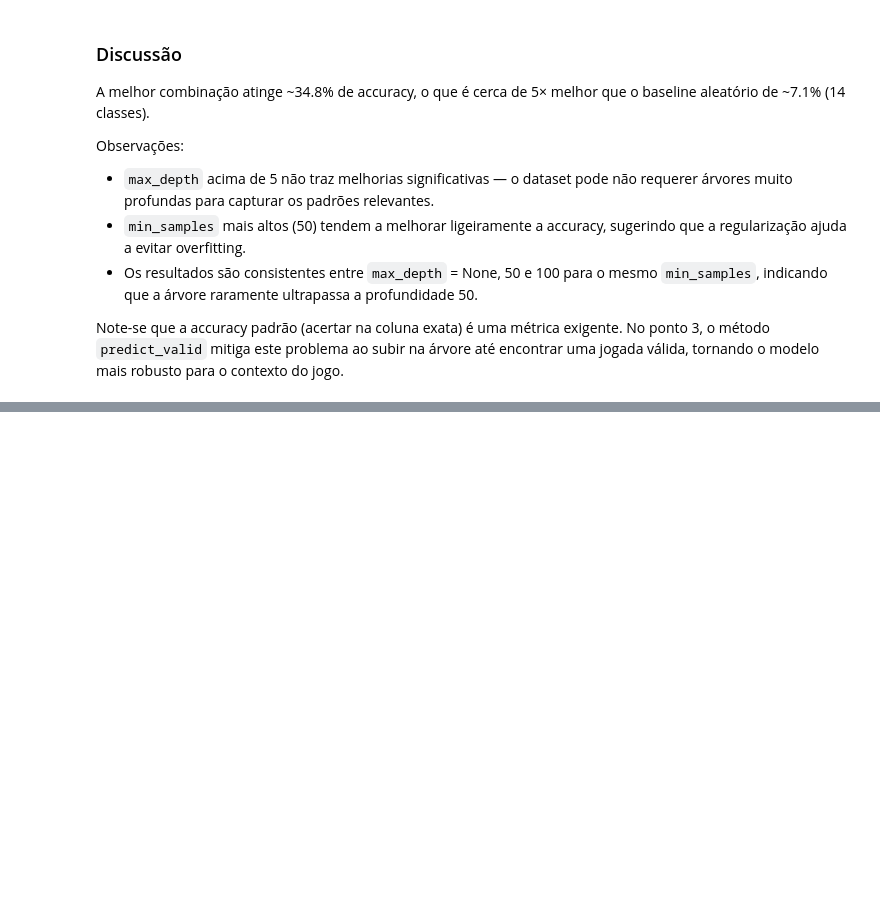
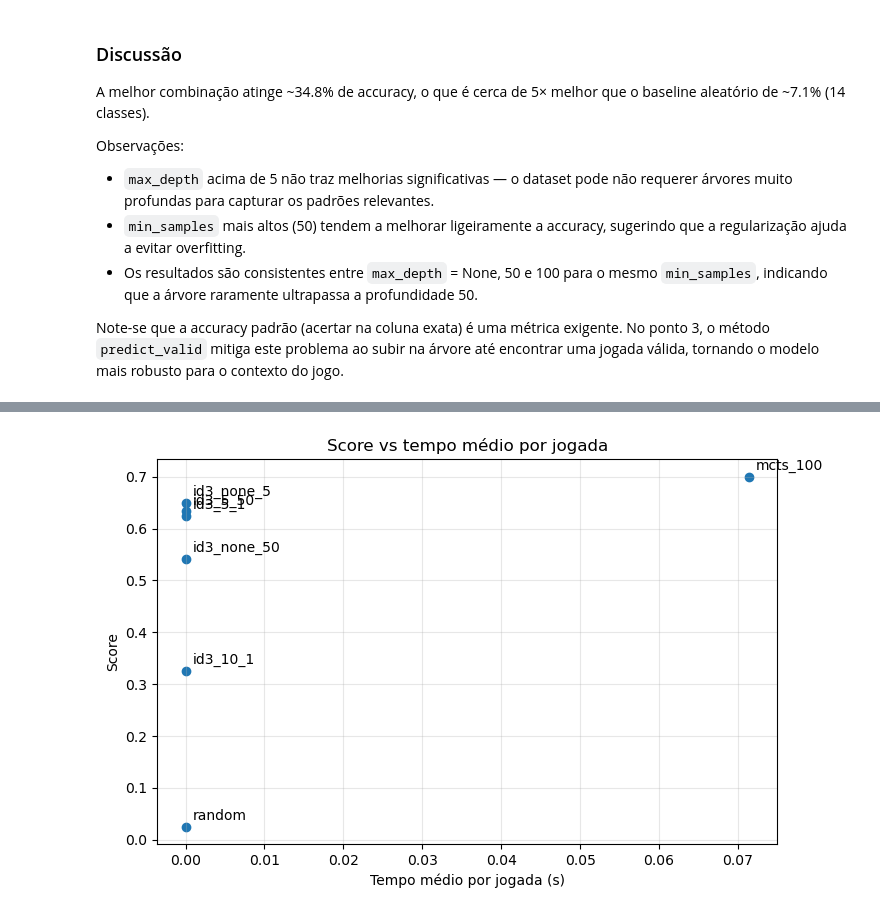
Before and after one commit to andredpinto/AI_2526_Project, a Jupyter notebook: notebooks/analysis_id3.ipynb, the cells around one changed output, grey strips where cells are left out. Drawn from its saved outputs; the diff is of its cells as text; code cells hidden in the pictures; blank space fills up the shorter version.

```diff
--- a/notebooks/analysis_id3.ipynb
+++ b/notebooks/analysis_id3.ipynb
@@ -272,0 +486,4 @@ Note-se que a accuracy padrão (acertar na coluna exata) é uma métrica exigent
+# %%
+plot_score_vs_time(stats_game, "Score vs tempo médio por jogada")
+# %% [output]
+[figure, added]
```
Also changed, not shown: parts of 8 cells of this notebook, 1 other file.
